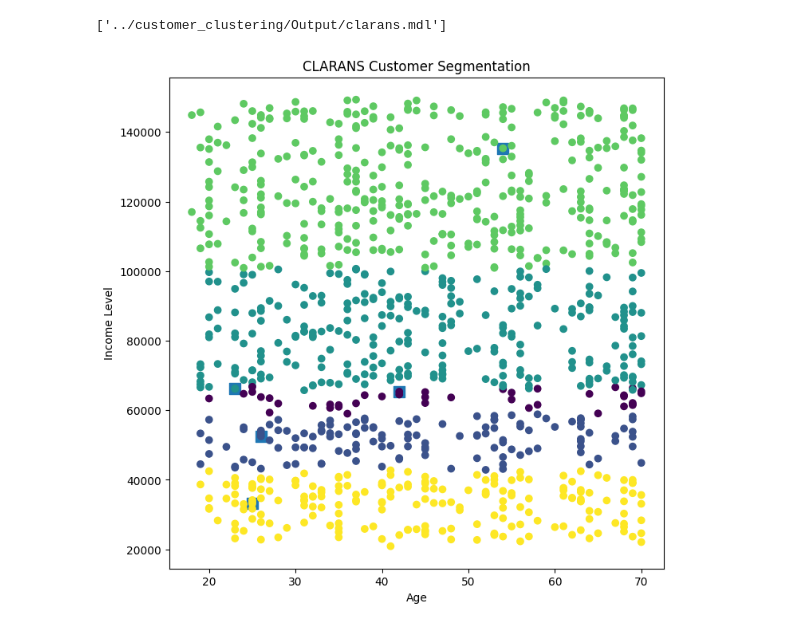
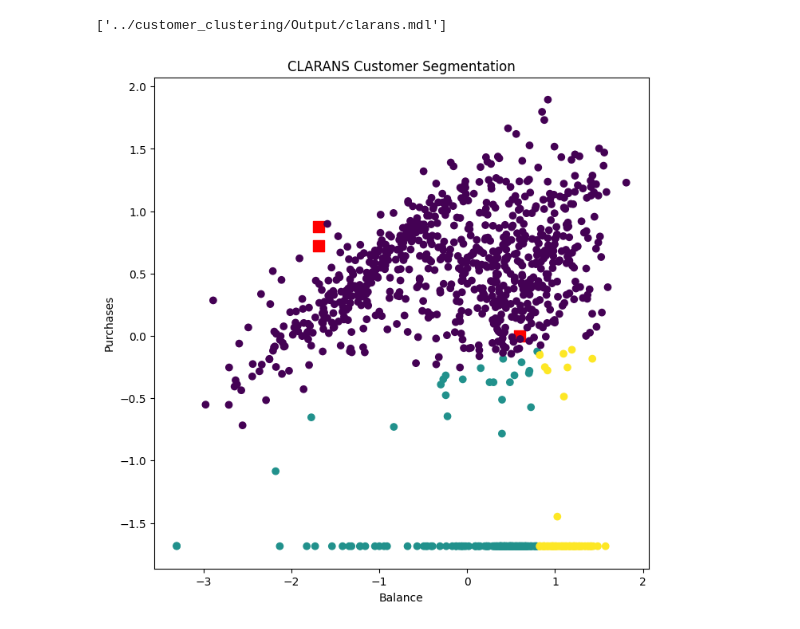
Before and after one commit to GiaHuy910/CLARANS-IN-MARKETING, a Jupyter notebook: customer_clustering/Clarans.ipynb, the cells around one changed output. Saved outputs shown, nothing was run; the diff lists cells and outputs as text; code cells hidden in the pictures.

```diff
--- a/customer_clustering/Clarans.ipynb
+++ b/customer_clustering/Clarans.ipynb
@@ -9 +10,9 @@ processed_data=data.copy()
+# %%
+features=[
+ 'balance',
+ 'purchases',
+ 'oneoff_purchases',
+ 'installments_purchases'
+]
+data=D[features].sample(1000)
 # %%
@@ -23,5 +25,5 @@ print(processed_data.tail(1))
 # %%
 #data to list vi claran chi chap nhan list
-x = processed_data.values.tolist()
-print(x[0])
+datalist = data.values.tolist()
+print(datalist[0])
 # %% [output]
@@ -29,9 +56,9 @@ print(x[0])
 # %%
 #xay dung model clarans
-k = 5
-n_local=5
+k = 3
+n_local=4
 max_nei=4
-Clarans_model = clarans(x, number_clusters=k, numlocal=n_local, maxneighbor=max_nei)
+Clarans_model = clarans(datalist, number_clusters=k, numlocal=n_local, maxneighbor=max_nei)
 Clarans_model.process()
 # %% [output]
 <pyclustering.cluster.clarans.clarans at 0x...>
@@ -53,8 +80,8 @@ for cluster_id, cluster in enumerate(clusters):
     for index in cluster:
         labels[index] = cluster_id
 
-processed_data['cluster'] = labels
-print(processed_data.head(1))
+data['cluster'] = labels
+print(data.head(1))
 print('\nKích thước clusters:', Counter(labels))
 print('\n2 clusters lớn nhất:', Counter(labels).most_common(2))
 # %% [output]
@@ -83,24 +101,24 @@ jlb.dump(Clarans_model,'../customer_clustering/Output/clarans.mdl')
 Loaded_Clarans_model = jlb.load('../customer_clustering/Output/clarans.mdl')
 # %%
 #hien thi model
-medoid_points = processed_data.iloc[medoids]
+medoid_points = data.iloc[medoids]
 
 plt.figure(figsize=(8,8))
 
-plt.scatter(medoid_points['Age'],
-            medoid_points['Income_Level'],
+plt.scatter(medoid_points['purchases'],
+            medoid_points['balance'],
             marker='s',
-            s=100
+            s=100,color='red'
             )
 
-plt.scatter(processed_data['Age'],
-            processed_data['Income_Level'],
-            c=processed_data['cluster'])
+plt.scatter(data['balance'],
+            data['purchases'],
+            c=data['cluster'])
 
-plt.xlabel("Age")
-plt.ylabel("Income Level")
+plt.xlabel("Balance")
+plt.ylabel("Purchases")
 plt.title("CLARANS Customer Segmentation")
 
 plt.show()
 # %% [output]
-[figure, old version]
+[figure, new version]
```
Also changed, not shown: parts of 7 cells of this notebook, 13 other files.
